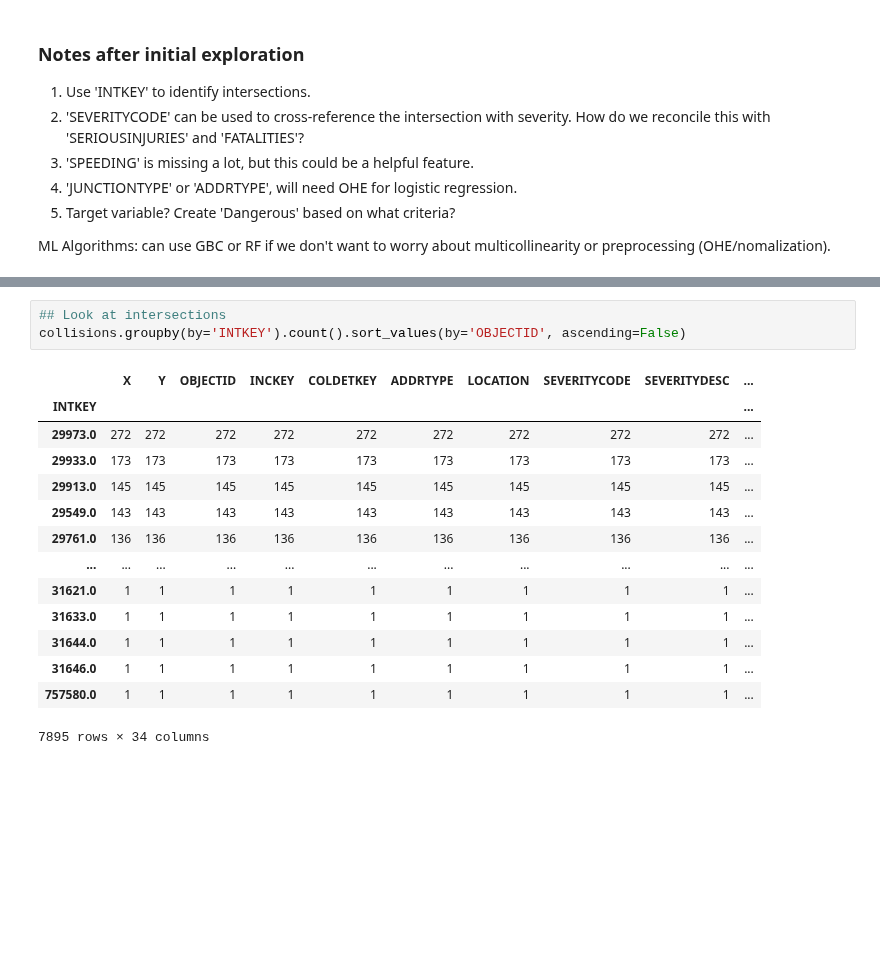
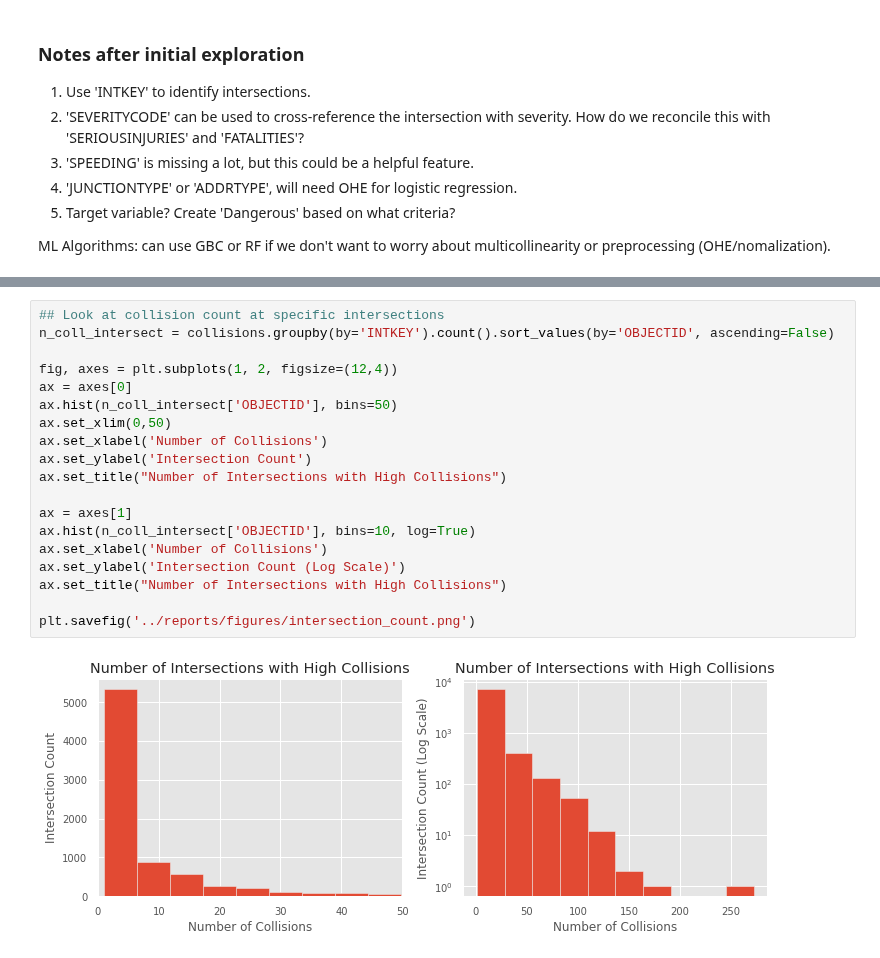
Before and after one commit to DataCircles/traffic_collisions_ml_team1, a Jupyter notebook: notebooks/maureen_eda_collisions.ipynb, the cells around one changed output, grey strips where cells are left out. Saved outputs shown, nothing was run; the diff lists cells and outputs as text; blank space fills up the shorter version.

```diff
--- a/notebooks/maureen_eda_collisions.ipynb
+++ b/notebooks/maureen_eda_collisions.ipynb
@@ -76,21 +76,24 @@ collisions.head()
 | 2004-01-01 | -122.318760 | 47.604359 | 12525 | 24635 | 24635 | Block | NaN | E ALDER ST BETWEEN 10TH AVE AND 1... | 1 | ... |
 | 2004-01-01 | -122.320780 | 47.614076 | 14172 | 26463 | 26463 | Intersection | 29745.0 | BROADWAY AND E PIKE ST | 2 | ... |
 | 2004-01-01 | NaN | NaN | 16515 | 29248 | 29248 | NaN | NaN | NaN | 0 | ... |
-# %%
-## Look at intersections
-collisions.groupby(by='INTKEY').count().sort_values(by='OBJECTID', ascending=False)
-# %% [output]
-|  | X | Y | OBJECTID | INCKEY | COLDETKEY | ADDRTYPE | LOCATION | SEVERITYCODE | SEVERITYDESC | ... |
-| INTKEY |  |  |  |  |  |  |  |  |  | ... |
-| 29973.0 | 272 | 272 | 272 | 272 | 272 | 272 | 272 | 272 | 272 | ... |
-| 29933.0 | 173 | 173 | 173 | 173 | 173 | 173 | 173 | 173 | 173 | ... |
-| 29913.0 | 145 | 145 | 145 | 145 | 145 | 145 | 145 | 145 | 145 | ... |
-| 29549.0 | 143 | 143 | 143 | 143 | 143 | 143 | 143 | 143 | 143 | ... |
-| 29761.0 | 136 | 136 | 136 | 136 | 136 | 136 | 136 | 136 | 136 | ... |
-| ... | ... | ... | ... | ... | ... | ... | ... | ... | ... | ... |
-| 31621.0 | 1 | 1 | 1 | 1 | 1 | 1 | 1 | 1 | 1 | ... |
-| 31633.0 | 1 | 1 | 1 | 1 | 1 | 1 | 1 | 1 | 1 | ... |
-| 31644.0 | 1 | 1 | 1 | 1 | 1 | 1 | 1 | 1 | 1 | ... |
-| 31646.0 | 1 | 1 | 1 | 1 | 1 | 1 | 1 | 1 | 1 | ... |
-| 757580.0 | 1 | 1 | 1 | 1 | 1 | 1 | 1 | 1 | 1 | ... |
-7895 rows × 34 columns
+# %%
+## Look at collision count at specific intersections
+n_coll_intersect = collisions.groupby(by='INTKEY').count().sort_values(by='OBJECTID', ascending=False)
+
+fig, axes = plt.subplots(1, 2, figsize=(12,4))
+ax = axes[0]
+ax.hist(n_coll_intersect['OBJECTID'], bins=50)
+ax.set_xlim(0,50)
+ax.set_xlabel('Number of Collisions')
+ax.set_ylabel('Intersection Count')
+ax.set_title("Number of Intersections with High Collisions")
+
+ax = axes[1]
+ax.hist(n_coll_intersect['OBJECTID'], bins=10, log=True)
+ax.set_xlabel('Number of Collisions')
+ax.set_ylabel('Intersection Count (Log Scale)')
+ax.set_title("Number of Intersections with High Collisions")
+
+plt.savefig('../reports/figures/intersection_count.png')
+# %% [output]
+[figure, added]
```
Also changed, not shown: parts of 3 cells of this notebook.
